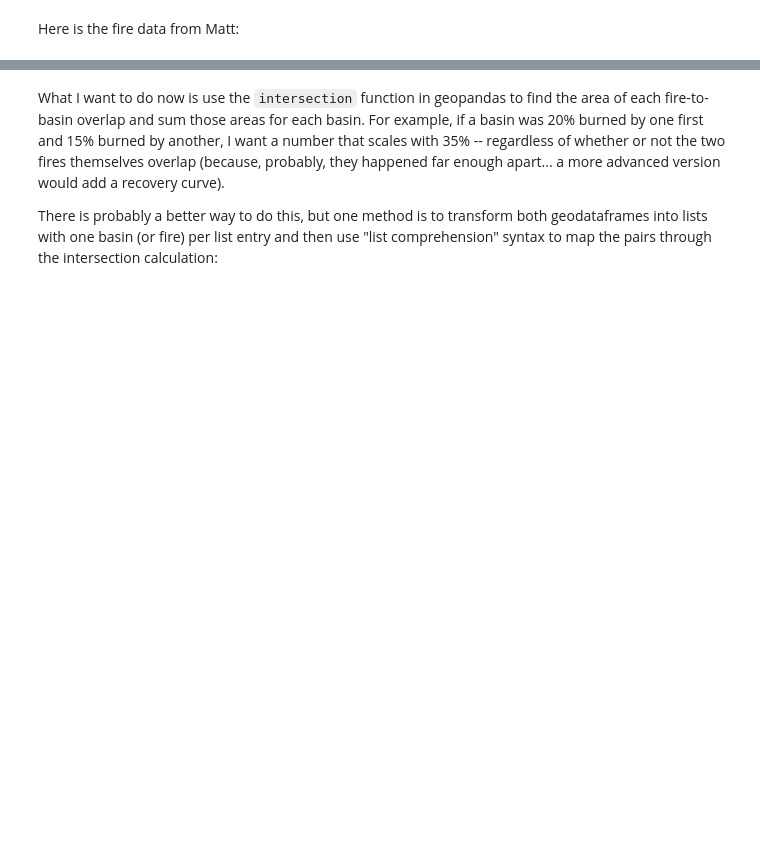
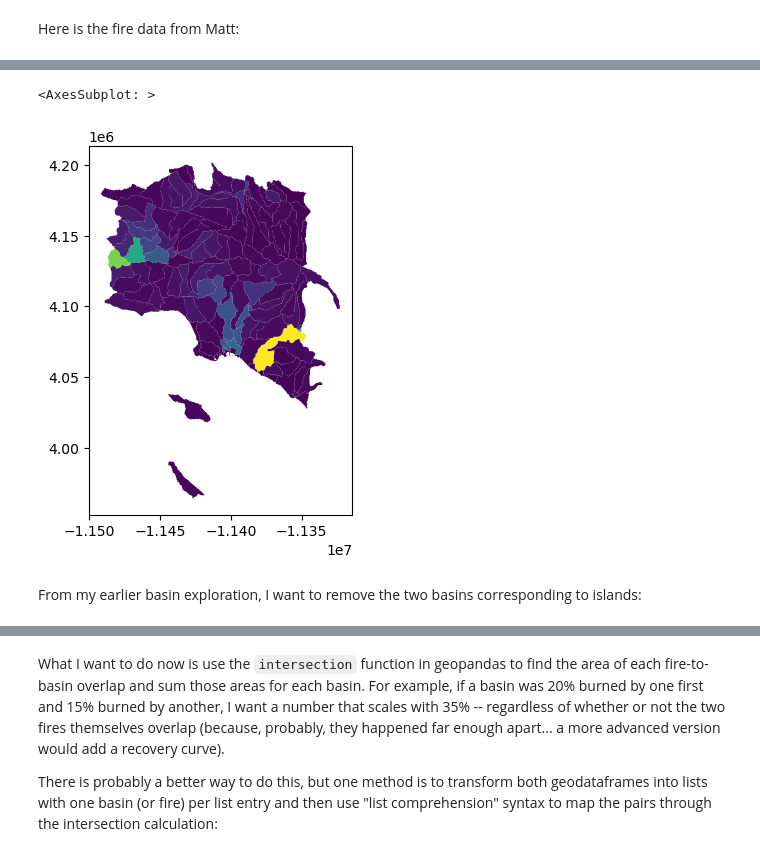
Before and after one commit to aron-walker/up221-aron, a Jupyter notebook: week6/aggregate_intersection.ipynb, the cells around one changed output, grey strips where cells are left out. Saved outputs shown, nothing was run; the diff lists cells and outputs as text; code cells hidden in the pictures; blank space fills up the shorter version.

```diff
--- a/week6/aggregate_intersection.ipynb
+++ b/week6/aggregate_intersection.ipynb
@@ -25,0 +37,8 @@ b=gpd.read_file("../week5/data/BasinATLAS_Data_v10.gdb.zip", driver='FileGDB', l
+# %%
+# Check by plotting, color by maximum natural annual discharge
+b.plot(column = b['dis_m3_pmx'])
+# %% [output]
+<AxesSubplot: >
+[figure, added]
+# %% [markdown]
+From my earlier basin exploration, I want to remove the two basins corresponding to islands:
```
Also changed, not shown: parts of 36 cells of this notebook.
